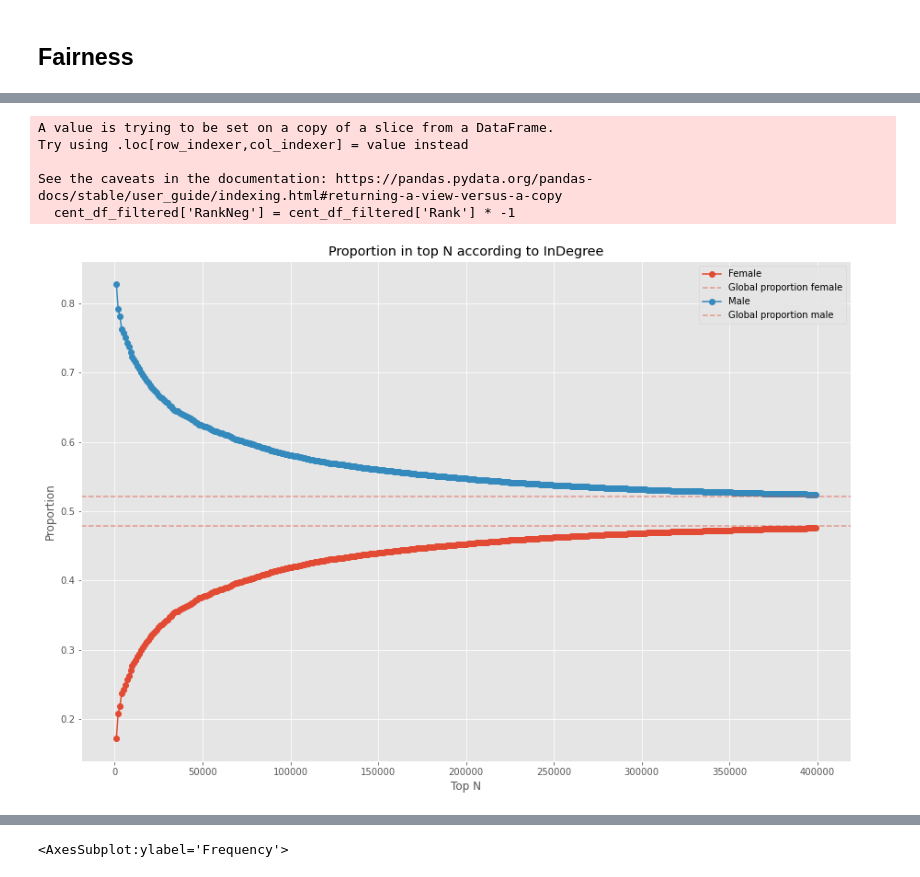
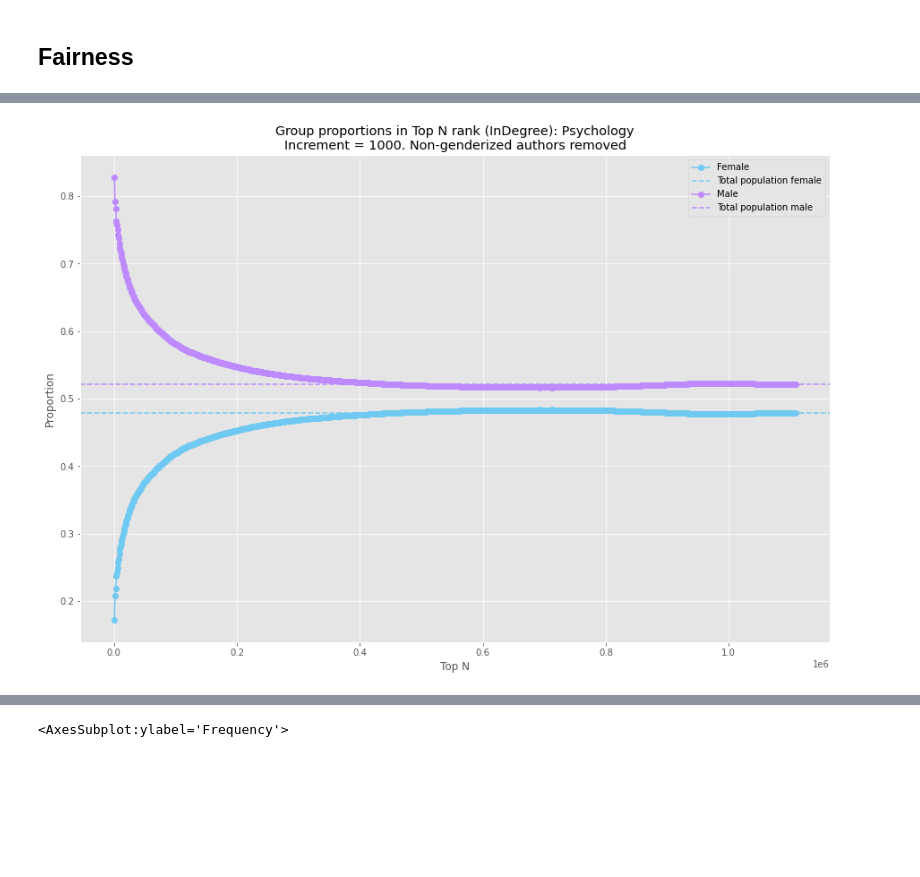
Before and after one commit to buschbirk/CentralityFairness, a Jupyter notebook: Network visualizations.ipynb, the cells around one changed output, grey strips where cells are left out. Drawn from its saved outputs; the diff is of its cells as text; code cells hidden in the pictures; blank space fills up the shorter version.

```diff
--- a/Network visualizations.ipynb
+++ b/Network visualizations.ipynb
@@ -126,14 +201,11 @@ y, x = plot_group_dist(cent_df, 'InDegree', interval_size=1000, max_N=2100000, p
 # %%
 cent_df_filtered = cent_df.query("Gender != -1")
-# %%
-cent_df_filtered['RankNeg'] = cent_df_filtered['Rank'] * -1
-# %% [output]
-A value is trying to be set on a copy of a slice from a DataFrame.
-Try using .loc[row_indexer,col_indexer] = value instead
-
-See the caveats in the documentation: https://pandas.pydata.org/pandas-docs/stable/user_guide/indexing.html#returning-a-view-versus-a-copy
-  cent_df_filtered['RankNeg'] = cent_df_filtered['Rank'] * -1
 # %%
-y,x = plot_group_dist(cent_df_filtered, 'InDegree', interval_size=1000, max_N=400000, protected_group=0, unprotected=1)
+y, x = plot_group_dist(cent_df_filtered, 'InDegree', interval_size=1000, max_N=len(cent_df_filtered),
+                       protected_group=0,
+                       unprotected=1,
+                       show_unknown=False,
+                       na_removed=True,
+                       field_name="Psychology")
 # %% [output]
-[figure, old version]
+[figure, new version]
```
Also changed, not shown: parts of 28 cells of this notebook, 7 other files.
